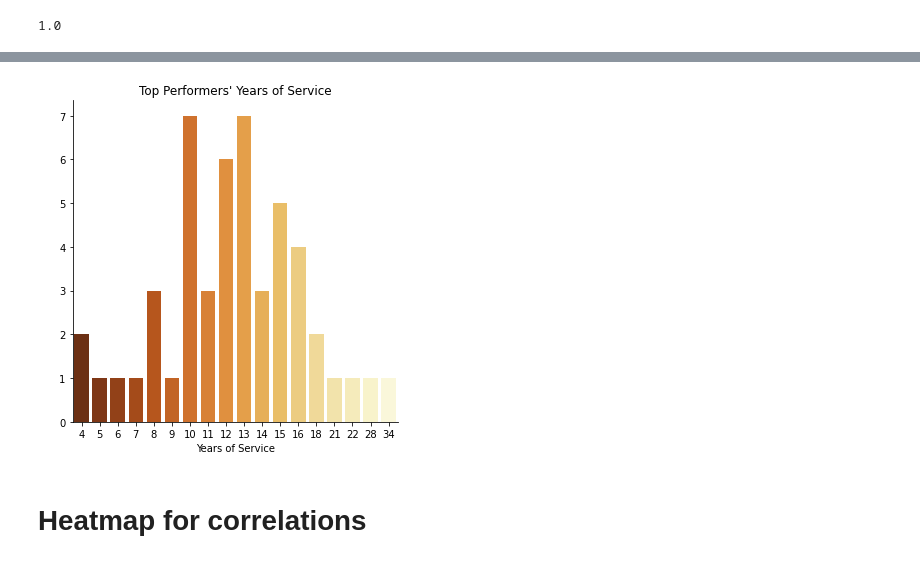
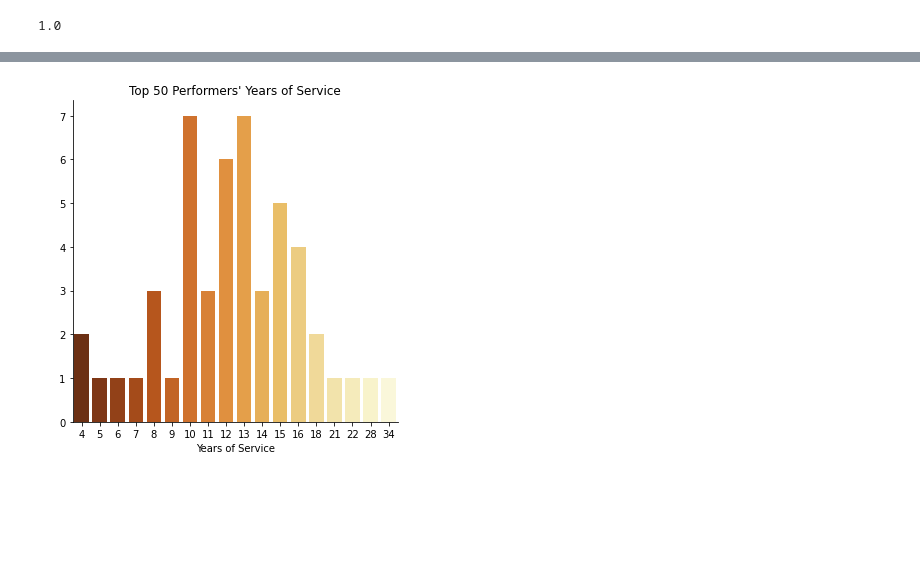
Before and after one commit to oliviahs/Python_practices, a Jupyter notebook: dw4_DataCleaning_EDA.ipynb, the cells around one changed output, grey strips where cells are left out. Drawn from its saved outputs; the diff is of its cells as text; code cells hidden in the pictures; blank space fills up the shorter version.

```diff
--- a/dw4_DataCleaning_EDA.ipynb
+++ b/dw4_DataCleaning_EDA.ipynb
@@ -1062,10 +1062,8 @@ y.columns = ["Years of Service","Count"]
 # %%
 fig = sns.catplot(x="Years of Service", y="Count", kind="bar",palette='YlOrBr_r', data=y)
 plt.xlabel("Years of Service")
 plt.ylabel(" ")
-plt.title("Top Performers' Years of Service") # You can comment this line out if you don't need title
+plt.title("Top 50 Performers' Years of Service") # You can comment this line out if you don't need title
 plt.show(fig);
 # %% [output]
-[figure, old version]
+[figure, new version]
-# %% [markdown]
-# Heatmap for correlations
```
Also changed, not shown: parts of 31 cells of this notebook, 1 other file.
